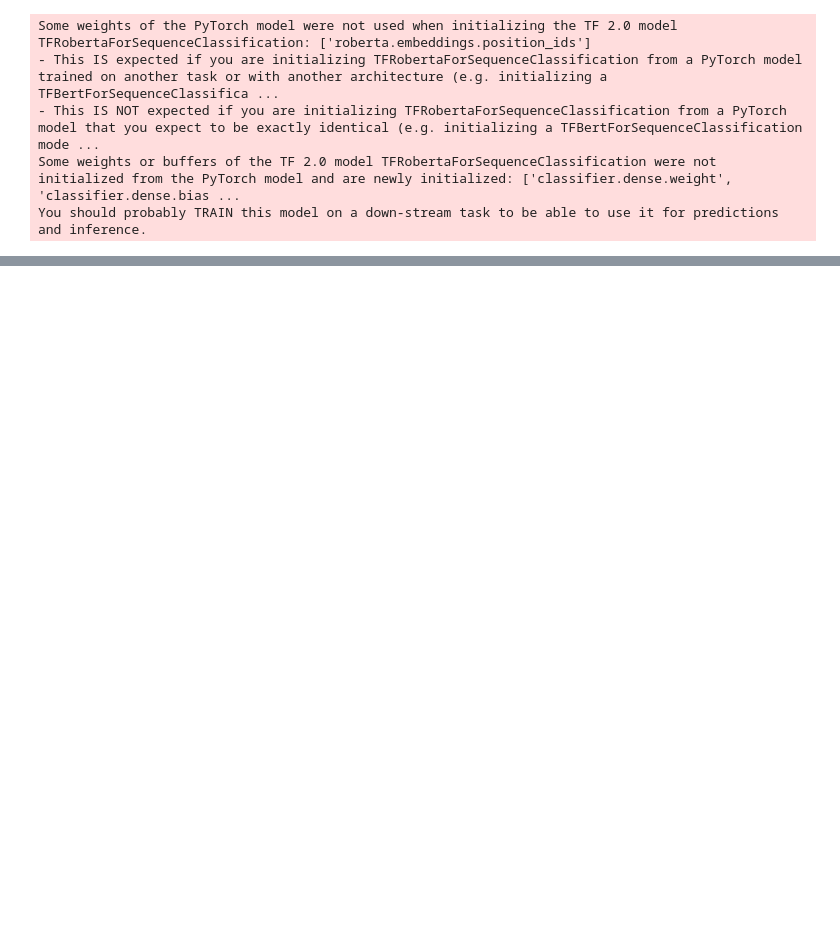
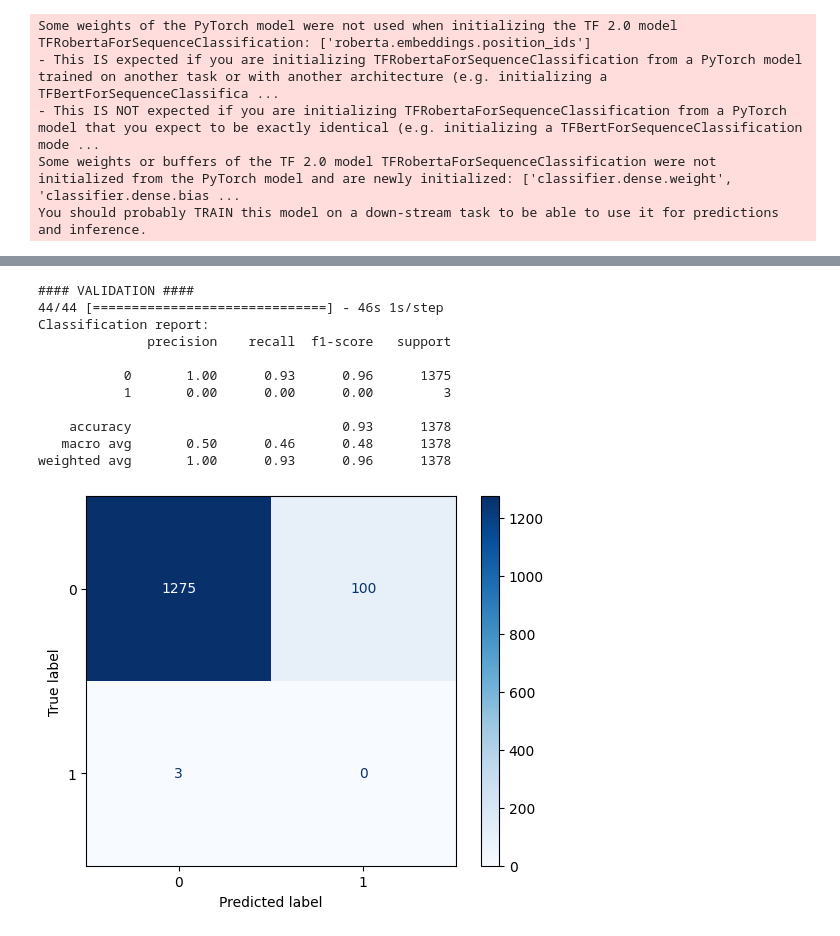
Before and after one commit to mariafain/masters-thesis, a Jupyter notebook: roberta_classifier.ipynb, the cells around one changed output, grey strips where cells are left out. Saved outputs shown, nothing was run; the diff lists cells and outputs as text; code cells hidden in the pictures; blank space fills up the shorter version.

```diff
--- a/roberta_classifier.ipynb
+++ b/roberta_classifier.ipynb
@@ -549,0 +618,16 @@ weighted avg       0.31      0.56      0.40        50
+# %%
+df_essays = pd.read_csv('data/extras/train_essays.csv', header=0)
+predict_data(reloaded_model, tokenizer, df_essays)
+# %% [output]
+#### VALIDATION ####
+44/44 [==============================] - 46s 1s/step
+Classification report:
+              precision    recall  f1-score   support
+
+           0       1.00      0.93      0.96      1375
+           1       0.00      0.00      0.00         3
+
+    accuracy                           0.93      1378
+   macro avg       0.50      0.46      0.48      1378
+weighted avg       1.00      0.93      0.96      1378
+[figure, added]
```
Also changed, not shown: parts of 16 cells of this notebook, 1 other file.
